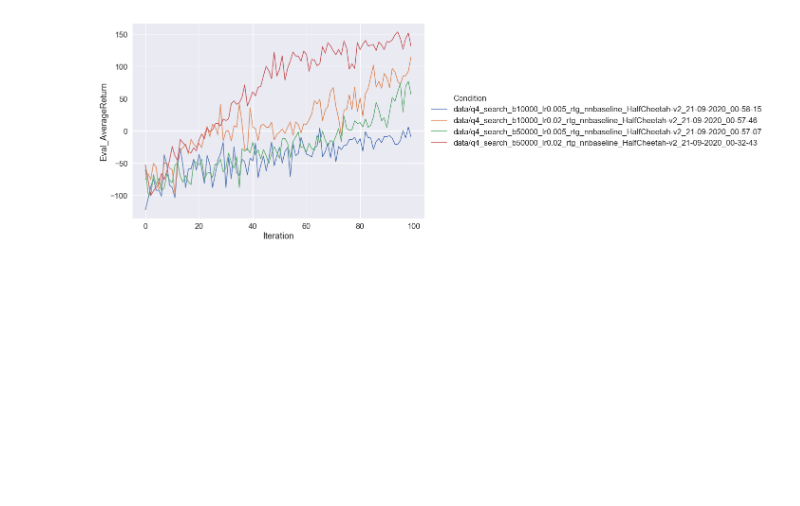
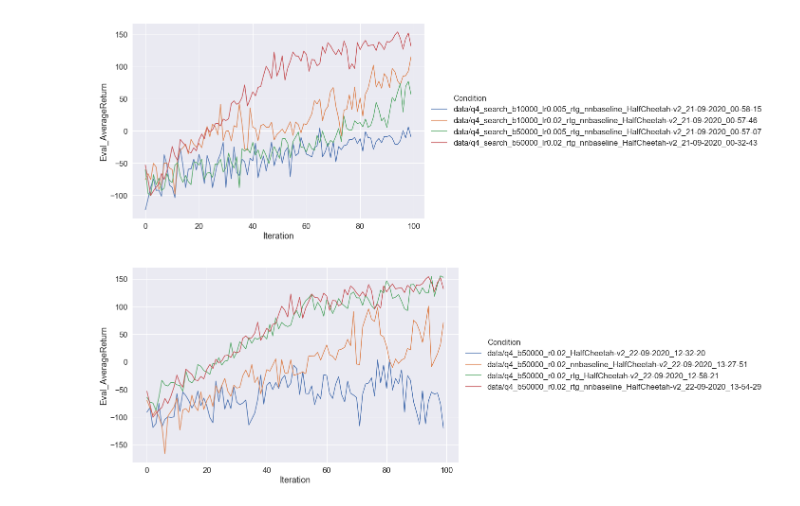
Before and after one commit to Max-Fu/homework_fall2020, a Jupyter notebook: hw2/visualization.ipynb, the cells around one changed output. Saved outputs shown, nothing was run; the diff lists cells and outputs as text; code cells hidden in the pictures; blank space fills up the shorter version.

```diff
--- a/hw2/visualization.ipynb
+++ b/hw2/visualization.ipynb
@@ -193,3 +193,15 @@ q4_experiments = [
 plot(q4_experiments, head='data', legend=None, plot_values='Eval_AverageReturn')
 # %% [output]
 [figure]
+# %%
+# Adjust files in these two lists! The following is an example from my system where
+# I had these as my directory names.
+q4_experiments = [
+    'q4_b50000_r0.02_HalfCheetah-v2_22-09-2020_12-32-20',
+    'q4_b50000_r0.02_nnbaseline_HalfCheetah-v2_22-09-2020_13-27-51',
+    'q4_b50000_r0.02_rtg_HalfCheetah-v2_22-09-2020_12-58-21',
+    'q4_b50000_r0.02_rtg_nnbaseline_HalfCheetah-v2_22-09-2020_13-54-29'
+]
+plot(q4_experiments, head='data', legend=None, plot_values='Eval_AverageReturn')
+# %% [output]
+[figure, added]
```
Also changed, not shown: parts of 2 cells of this notebook, 4 other files.
